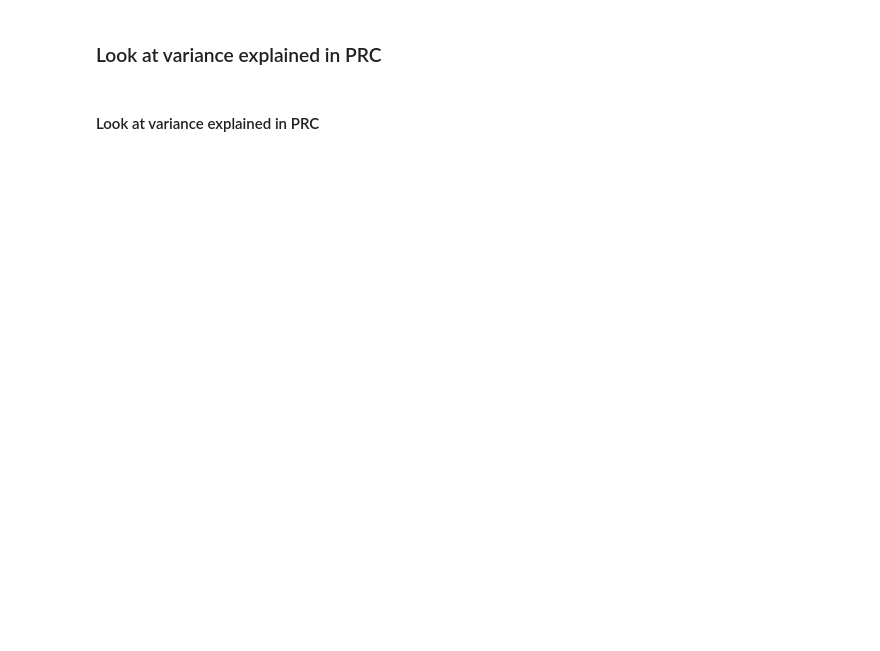
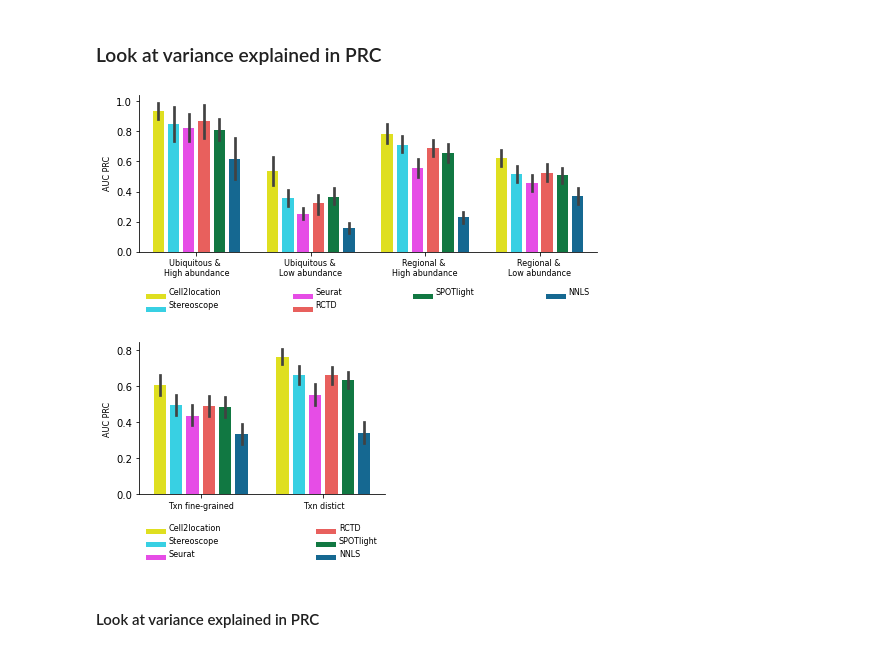
Before and after one commit to vitkl/cell2location_paper, a Jupyter notebook: notebooks/benchmarking/Fig1BCDE_FigS1S2S3_synthetic_data_improved_revision4_plots.ipynb, the cells around one changed output. Saved outputs shown, nothing was run; the diff lists cells and outputs as text; code cells hidden in the pictures; blank space fills up the shorter version.

Commit message:
benchmark plotting

```diff
--- a/notebooks/benchmarking/Fig1BCDE_FigS1S2S3_synthetic_data_improved_revision4_plots.ipynb
+++ b/notebooks/benchmarking/Fig1BCDE_FigS1S2S3_synthetic_data_improved_revision4_plots.ipynb
@@ -781,7 +781,7 @@ Ext_Hpc_CA3       555.729092
 Name: min_distance, dtype: float64
 # %%
 design['is_txn_fine'] = 1-np.digitize(design['min_distance'].values,
-                                      [10]
+                                      [100]
                                       #np.histogram(distinctiveness['min_distance'].values, bins=4)[1]
                                      )
 design, design['is_txn_fine'].value_counts()
@@ -966,36 +968,41 @@ def plot_boxplot_prc(x, y="value", n_leged_col=6):
 
     change_width(g, .10)
     #change_width(g, .04, shrink=0.55, shift=0.01)
 
     plt.xlabel('');
     plt.ylabel('AUC PRC', size=8);
     plt.xticks(size=8, ha='center');
     # lgnd = plt.legend(loc='center left', bbox_to_anchor=(1.04, 0.5), ncol=1,
     #            fontsize=15, frameon=False);
 
     lgnd = plt.legend(loc='center', bbox_to_anchor=(0, -0.45,  1, 0.3), mode='expand', ncol=n_leged_col,
                fontsize=8, frameon=False);
 
     for handle in lgnd.legendHandles:
          handle.set_height(5)
          handle.set_width(20)
          handle.set_y(-4)
     # plt.tight_layout();
 
     g.spines['right'].set_visible(False)
     g.spines['top'].set_visible(False)
 
     # ax = plt.gca()
     # ax.set_xticks(ax.get_xticks() + 0.4)
     # plt.savefig(fig_path + '/barplot_by_category_with_label.pdf', bbox_inches='tight')
 
-plt.figure(figsize=(8.2, 2.8))
-plot_boxplot_prc('Fig1_categories')
+plt.figure(figsize=(8.2, 2.88))
+plot_boxplot_prc('Fig1_categories', n_leged_col=4)
+plt.savefig(fig_path + '/barplot_Fig1_abundance_categories_PRC.pdf', bbox_inches='tight')
 plt.show()
 
-plt.figure(figsize=(4.1, 2.8))
+plt.figure(figsize=(4.4, 2.8))
 plot_boxplot_prc('Fig1_txn_categories', n_leged_col=2)
+plt.savefig(fig_path + '/barplot_Fig1_txn_categories_PRC.pdf', bbox_inches='tight')
 plt.show()
+# %% [output]
+[figure, added]
+[figure, added]
 # %% [markdown]
 #### Look at variance explained in PRC
 # %%
```
Also changed, not shown: parts of 11 cells of this notebook.
